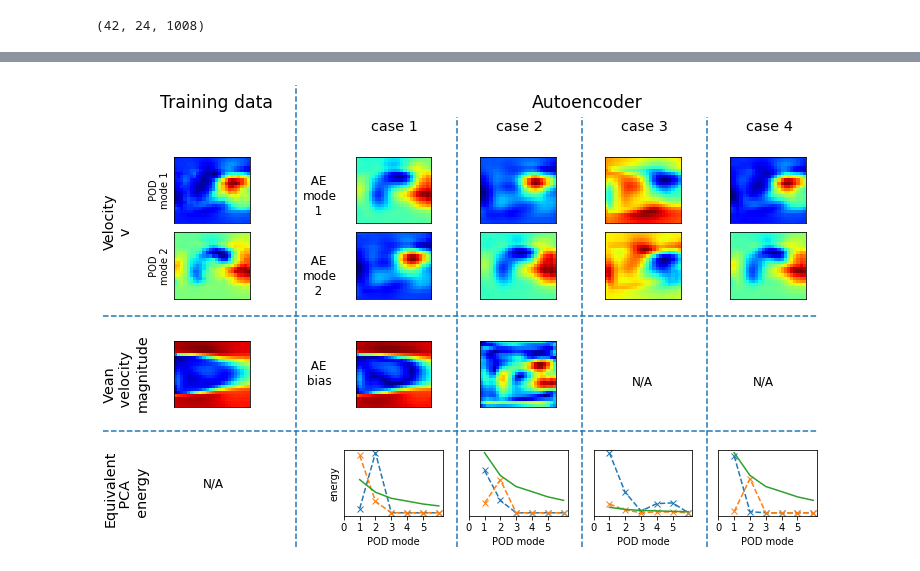
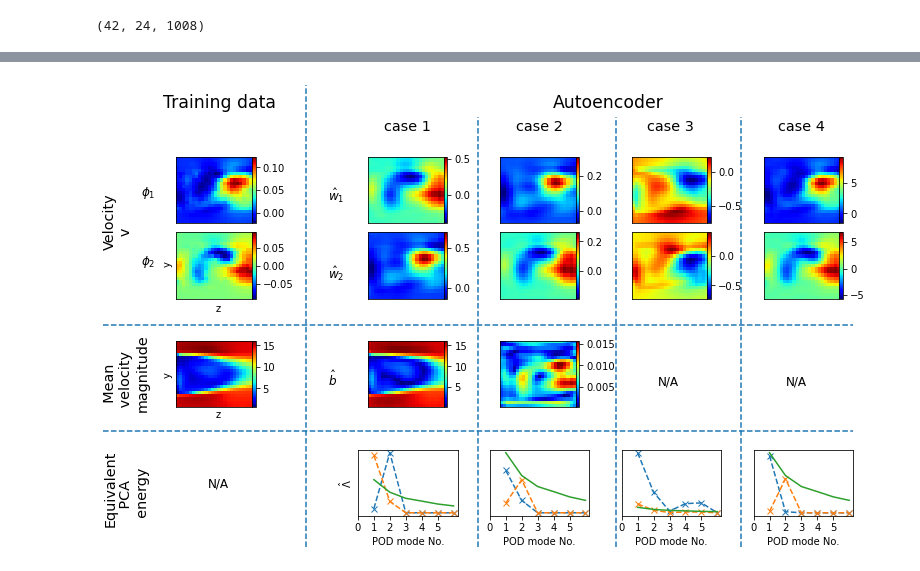
Before and after one commit to MagriLab/MD-CNN-AE, a Jupyter notebook: notebook_visualise/early_stage_assessment.ipynb, the cells around one changed output, grey strips where cells are left out. Drawn from its saved outputs; the diff is of its cells as text; code cells hidden in the pictures.

Commit message:
improved figures for paper

```diff
--- a/notebook_visualise/early_stage_assessment.ipynb
+++ b/notebook_visualise/early_stage_assessment.ipynb
@@ -91,16 +94,16 @@ cax1 = ax1.cbar_axes
 cax2 = ax2.cbar_axes
 im1 = ax2[0].imshow(vy[:,:,0],'jet')
 # ax2[0].set_ylabel('v')
-cax2[0].colorbar(im1,label='v')
+cax2[0].colorbar(im1,label='$v$')
 im2 = ax2[1].imshow(vz[:,:,1],'jet')
 # ax2[1].set_ylabel('w')
-cax2[1].colorbar(im2,label='w')
+cax2[1].colorbar(im2,label='$w$')
 ax2[1].set(yticks=[],xticks=[])
 
 for i in range(4):
     im1 = ax1[i].imshow(modes_data[:ny,:,i],'jet')
     cax1[i].colorbar(im1)
-    ax1[i].set_title(f'mode {i}')
+    ax1[i].set_title(f'mode {i+1}, energy={percent_lam_v[i]:.1f}%')
     im2 = ax1[i+4].imshow(modes_data[ny:,:,i],'jet')
     cax1[i+4].colorbar(im2)
 ax1[0].set(yticks=[],xticks=[])
@@ -281,7 +287,7 @@ weights_1 = np.array(weights_1)# (experiment, 1, 21, 24, 2)
 weights_2 = np.array(weights_2)
 x_axis = np.arange(1,linear.Nz*linear.Ny*linear.Nu+1)
 # %%
-fig = plt.figure(5,figsize=(10,6.5),constrained_layout=True)
+fig = plt.figure(5,figsize=(10.5,6.5),constrained_layout=True)
 figax = fig.add_subplot(111)
 figax.set(ylim=[0,1],xlim=[0,1])
 figax.axis('off')
@@ -316,49 +322,72 @@ for x in [4,6,8,10]:
 
 # plot
 for ex in range(4):
-    ax_mode[ex].imshow(weights_1[ex,0,:,:,0],'jet')
-    ax_mode[ex+4].imshow(weights_2[ex,0,:,:,0],'jet')
+    im1 = ax_mode[ex].imshow(weights_1[ex,0,:,:,0],'jet')
+    div_axis1 = make_axes_locatable(ax_mode[ex])
+    cax1 = div_axis1.append_axes("right", size="5%", pad="0%")
+    plt.colorbar(im1, cax=cax1)
+    im2 = ax_mode[ex+4].imshow(weights_2[ex,0,:,:,0],'jet')
+    div_axis2 = make_axes_locatable(ax_mode[ex+4])
+    cax2 = div_axis2.append_axes("right", size="5%", pad="0%")
+    plt.colorbar(im2, cax=cax2)
     for n_modes in range(2):
         ax_pca[ex].plot(x_axis[:6],equivalent_pca[ex][n_modes,:6],label=n_modes+1,linestyle='--',marker='x')
     ax_pca[ex].plot(x_axis[:6],lam_v[:6],label='data')
-    ax_pca[ex].set(xticks=range(6),yticks=[],xlabel='POD mode')
+    ax_pca[ex].set(xticks=range(6),yticks=[],xlabel='POD mode No.')
 for ex in range(2):
-    ax_mean[ex].imshow(b[ex],'jet')
-ax_pca[0].set_ylabel('energy')
+    im3 = ax_mean[ex].imshow(b[ex],'jet')
+    div_axis3 = make_axes_locatable(ax_mean[ex])
+    cax3 = div_axis3.append_axes("right", size="5%", pad="0%")
+    plt.colorbar(im3, cax=cax3)
+ax_pca[0].set_ylabel('$\hat{\Lambda}$')
 
-axdata0.imshow(modes_data[:ny,:,0],'jet')
-axdata0.set_ylabel(' POD \nmode 1')
-axdata1.imshow(modes_data[:ny,:,1],'jet')
-axdata1.set_ylabel(' POD \nmode 2')
-axdata2.imshow(np.mean(V,axis=-1),'jet')
+im = axdata0.imshow(modes_data[:ny,:,0],'jet')
+div_axis = make_axes_locatable(axdata0)
+cax = div_axis.append_axes("right", size="5%", pad="0%")
+cb1 = plt.colorbar(im, cax=cax)
+im = axdata1.imshow(modes_data[:ny,:,1],'jet')
+div_axis = make_axes_locatable(axdata1)
+cax = div_axis.append_axes("right", size="5%", pad="0%")
+cb1 = plt.colorbar(im, cax=cax)
+im = axdata2.imshow(np.mean(V,axis=-1),'jet')
+div_axis = make_axes_locatable(axdata2)
+cax = div_axis.append_axes("right", size="5%", pad="0%")
+cb1 = plt.colorbar(im, cax=cax)
+
 
 
 figax.text(0,0.65,'Velocity\n   v',fontsize='x-large',rotation=90)
-figax.text(0,0.3,'  Vean\n velocity\nmagnitude',fontsize='x-large',rotation=90)
+figax.text(0.08,0.61,'y',rotation=90)
+figax.text(0.15,0.51,'z')
+figax.text(0.05,0.76,'$\phi_1$',fontsize='large')
+figax.text(0.05,0.61,'$\phi_2$',fontsize='large')
+figax.text(0,0.3,'  Mean\n velocity\nmagnitude',fontsize='x-large',rotation=90)
+figax.text(0.08,0.37,'y',rotation=90)
+figax.text(0.15,0.28,'z')
 figax.text(0,0.05,'Equivalent\n    PCA\n  energy',fontsize='x-large',rotation=90)
 figax.text(0.6,0.95,'Autoencoder',fontsize='xx-large')
 figax.text(0.08,0.95,'Training data',fontsize='xx-large')
-figax.text(0.28,0.72,'  AE\nmode\n   1',fontsize='large')
-figax.text(0.28,0.545,'  AE\nmode\n   2',fontsize='large')
-figax.text(0.28,0.35,'  AE\n bias',fontsize='large')
+figax.text(0.3,0.75,'$\hat{w}_1$',fontsize='large')
+figax.text(0.3,0.58,'$\hat{w}_2$',fontsize='large')
+figax.text(0.3,0.35,'$\hat{b}$',fontsize='large')
 figax.text(0.375,0.9,'case 1',fontsize='x-large')
 figax.text(0.55,0.9,'case 2',fontsize='x-large')
 figax.text(0.725,0.9,'case 3',fontsize='x-large')
 figax.text(0.9,0.9,'case 4',fontsize='x-large')
 
 
 figax.text(0.14,0.13,'N/A',fontsize='large')
 figax.text(0.74,0.35,'N/A',fontsize='large')
 figax.text(0.91,0.35,'N/A',fontsize='large')
 
-figax.hlines(y=0.5,xmin=0,xmax=1,linestyles='--')
+figax.hlines(y=0.48,xmin=0,xmax=1,linestyles='--')
 figax.hlines(y=0.25,xmin=0,xmax=1,linestyles='--')
 figax.vlines(x=0.27,ymin=0,ymax=1,linestyles='--')
-figax.vlines(x=0.495,ymin=0,ymax=0.93,linestyles='--')
-figax.vlines(x=0.67,ymin=0,ymax=0.93,linestyles='--')
-figax.vlines(x=0.845,ymin=0,ymax=0.93,linestyles='--')
+figax.vlines(x=0.5,ymin=0,ymax=0.93,linestyles='--')
+figax.vlines(x=0.684,ymin=0,ymax=0.93,linestyles='--')
+figax.vlines(x=0.85,ymin=0,ymax=0.93,linestyles='--')
 
 
 plt.show()
 # %% [output]
-[figure, old version]
+[figure, new version]
```
Also changed, not shown: parts of 4 cells of this notebook, 2 other files.
